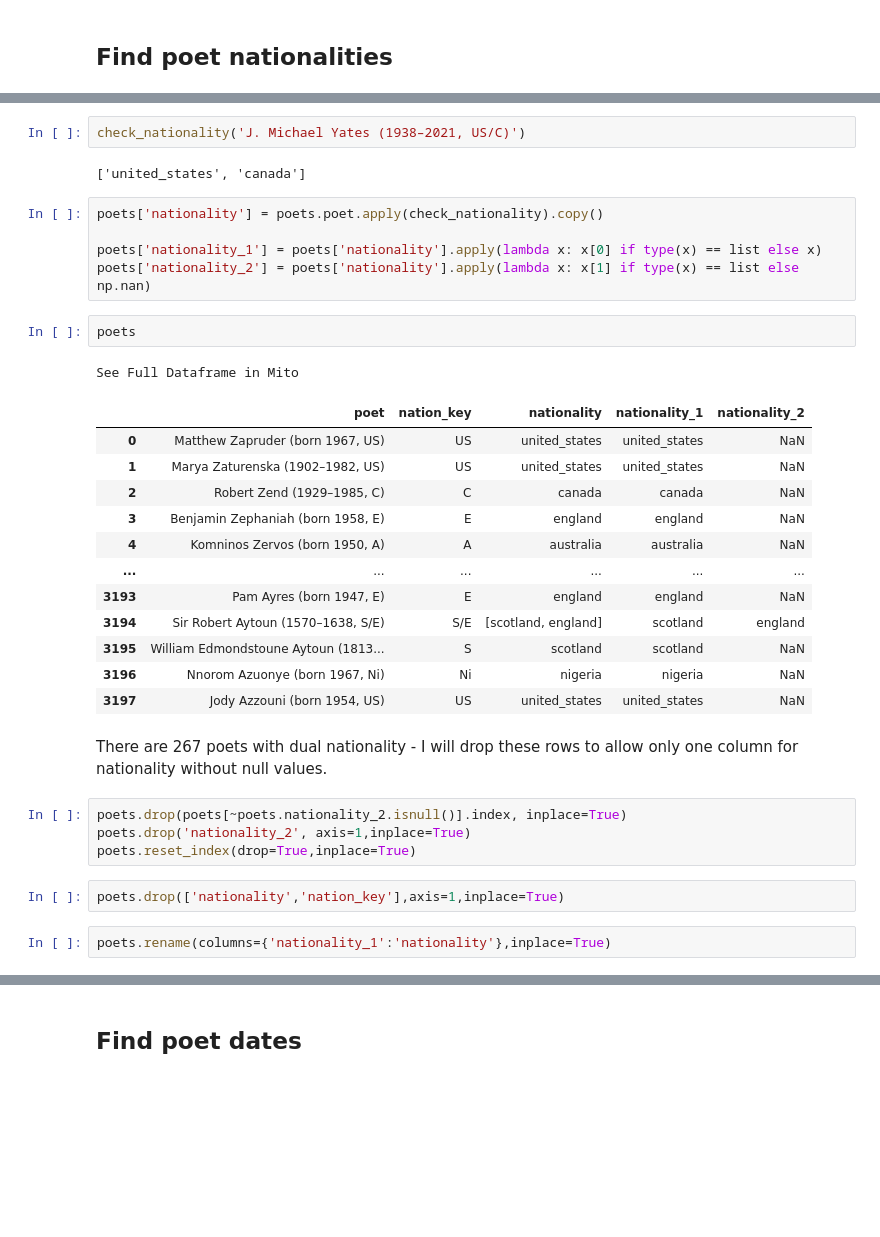
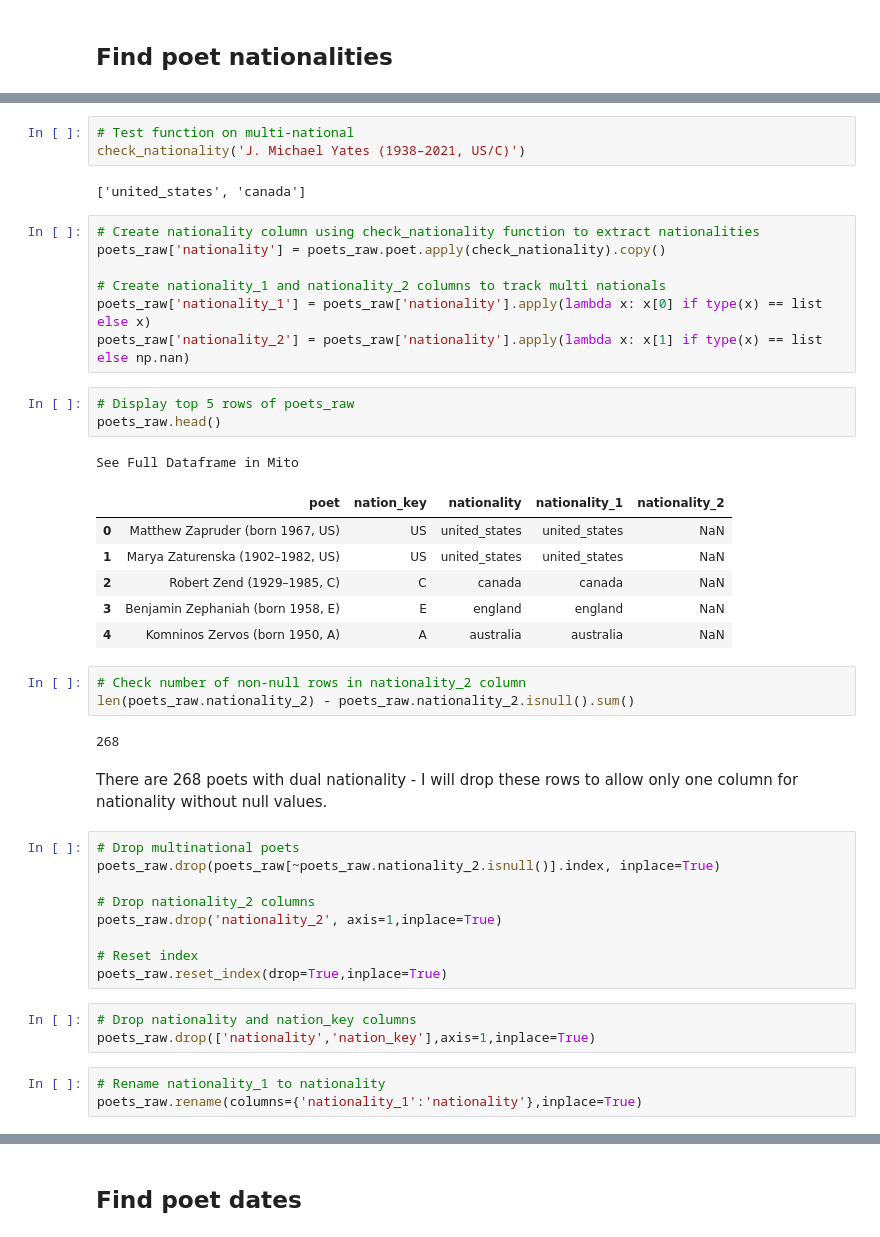
Before and after one commit to patrick-pagni/data-is-poetry-public, a Jupyter notebook: technical-report/data-collection.ipynb, the cells around one changed output, grey strips where cells are left out. Saved outputs shown, nothing was run; the diff lists cells and outputs as text; blank space fills up the shorter version.

```diff
--- a/technical-report/data-collection.ipynb
+++ b/technical-report/data-collection.ipynb
@@ -139,35 +228,45 @@ check_nationality('Matthew Zapruder (born 1967, US)')
 # %%
+# Test function on multi-national
 check_nationality('J. Michael Yates (1938–2021, US/C)')
 # %% [output]
 ['united_states', 'canada']
 # %%
-poets['nationality'] = poets.poet.apply(check_nationality).copy()
+# Create nationality column using check_nationality function to extract nationalities
+poets_raw['nationality'] = poets_raw.poet.apply(check_nationality).copy()
 
-poets['nationality_1'] = poets['nationality'].apply(lambda x: x[0] if type(x) == list else x)
-poets['nationality_2'] = poets['nationality'].apply(lambda x: x[1] if type(x) == list else np.nan)
+# Create nationality_1 and nationality_2 columns to track multi nationals
+poets_raw['nationality_1'] = poets_raw['nationality'].apply(lambda x: x[0] if type(x) == list else x)
+poets_raw['nationality_2'] = poets_raw['nationality'].apply(lambda x: x[1] if type(x) == list else np.nan)
-# %%
-poets
-# %% [output]
-See Full Dataframe in Mito
-|  | poet | nation_key | nationality | nationality_1 | nationality_2 |
-| 0 | Matthew Zapruder (born 1967, US) | US | united_states | united_states | NaN |
-| 1 | Marya Zaturenska (1902–1982, US) | US | united_states | united_states | NaN |
-| 2 | Robert Zend (1929–1985, C) | C | canada | canada | NaN |
-| 3 | Benjamin Zephaniah (born 1958, E) | E | england | england | NaN |
-| 4 | Komninos Zervos (born 1950, A) | A | australia | australia | NaN |
-| ... | ... | ... | ... | ... | ... |
-| 3193 | Pam Ayres (born 1947, E) | E | england | england | NaN |
-| 3194 | Sir Robert Aytoun (1570–1638, S/E) | S/E | [scotland, england] | scotland | england |
-| 3195 | William Edmondstoune Aytoun (1813... | S | scotland | scotland | NaN |
-| 3196 | Nnorom Azuonye (born 1967, Ni) | Ni | nigeria | nigeria | NaN |
-| 3197 | Jody Azzouni (born 1954, US) | US | united_states | united_states | NaN |
+# %%
+# Display top 5 rows of poets_raw
+poets_raw.head()
+# %% [output]
+See Full Dataframe in Mito
+|  | poet | nation_key | nationality | nationality_1 | nationality_2 |
+| 0 | Matthew Zapruder (born 1967, US) | US | united_states | united_states | NaN |
+| 1 | Marya Zaturenska (1902–1982, US) | US | united_states | united_states | NaN |
+| 2 | Robert Zend (1929–1985, C) | C | canada | canada | NaN |
+| 3 | Benjamin Zephaniah (born 1958, E) | E | england | england | NaN |
+| 4 | Komninos Zervos (born 1950, A) | A | australia | australia | NaN |
+# %%
+# Check number of non-null rows in nationality_2 column
+len(poets_raw.nationality_2) - poets_raw.nationality_2.isnull().sum()
+# %% [output]
+268
 # %% [markdown]
-There are 267 poets with dual nationality - I will drop these rows to allow only one column for nationality without null values.
+There are 268 poets with dual nationality - I will drop these rows to allow only one column for nationality without null values.
 # %%
-poets.drop(poets[~poets.nationality_2.isnull()].index, inplace=True)
-poets.drop('nationality_2', axis=1,inplace=True)
-poets.reset_index(drop=True,inplace=True)
+# Drop multinational poets
+poets_raw.drop(poets_raw[~poets_raw.nationality_2.isnull()].index, inplace=True)
+
+# Drop nationality_2 columns
+poets_raw.drop('nationality_2', axis=1,inplace=True)
+
+# Reset index
+poets_raw.reset_index(drop=True,inplace=True)
 # %%
-poets.drop(['nationality','nation_key'],axis=1,inplace=True)
+# Drop nationality and nation_key columns
+poets_raw.drop(['nationality','nation_key'],axis=1,inplace=True)
 # %%
-poets.rename(columns={'nationality_1':'nationality'},inplace=True)
+# Rename nationality_1 to nationality
+poets_raw.rename(columns={'nationality_1':'nationality'},inplace=True)
```
Also changed, not shown: parts of 205 cells of this notebook, 15 other files.
